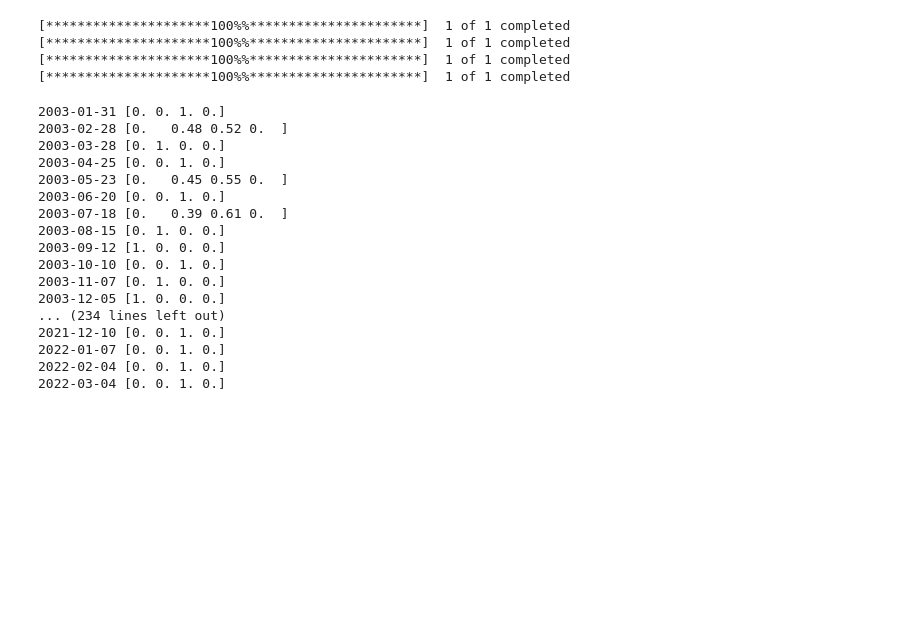
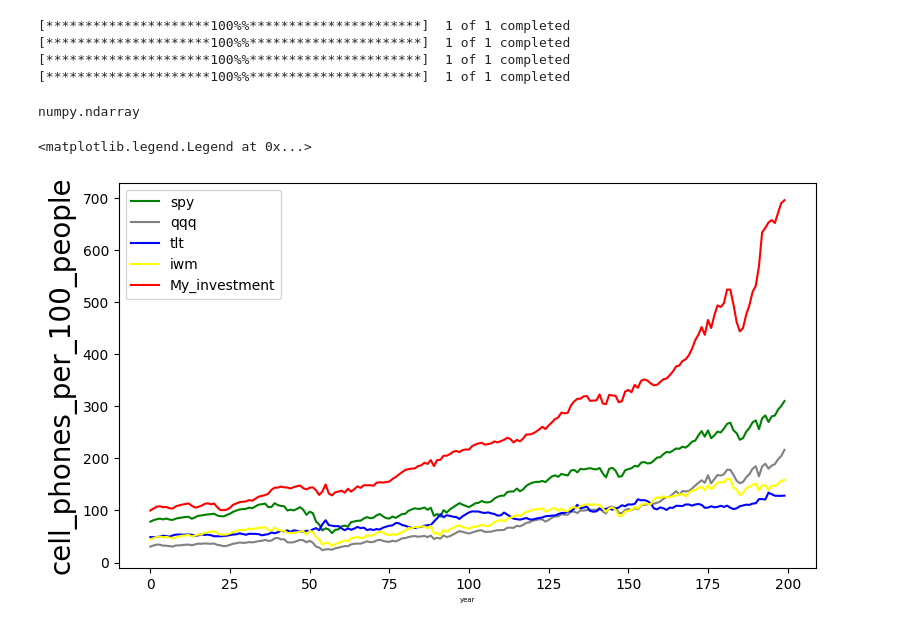
Before and after one commit to zhiyuan-95/portfolio_optimizer, a Jupyter notebook: portfolio_optimizer.ipynb, the cells around one changed output. Saved outputs shown, nothing was run; the diff lists cells and outputs as text; code cells hidden in the pictures; blank space fills up the shorter version.

```diff
--- a/portfolio_optimizer.ipynb
+++ b/portfolio_optimizer.ipynb
@@ -13,2 +17,4 @@ yfin.pdr_override()
+# %%
+file_path = '/content/drive/My Drive/Colab Notebooks/FEDFUNDS.csv'
 # %%
 class portfolio:
@@ -88,37 +99,56 @@ class portfolio:
     optimized_weights = result.x
     return np.round(optimized_weights, decimals = 2)
 # %%
-tickers = ['qqq','dia','spy','iwm']
+tickers = ['spy','qqq','tlt','iwm','aapl','msft','goog']
 p = portfolio(tickers)
 # %% [output]
 [*********************100%%**********************]  1 of 1 completed
 [*********************100%%**********************]  1 of 1 completed
 [*********************100%%**********************]  1 of 1 completed
 [*********************100%%**********************]  1 of 1 completed
+# %%
+type(price)
+# %% [output]
+numpy.ndarray
 # %%
-date = '2003-01-03'
-for x in range(250):
+def sell(shares, price):
+  return sum(shares*price)
+def buy(investment,price,weight):
+  return investment*weight/price
+date = '2005-01-03'
+asset = 100
+number_of_shares = [0 for x in range(len(tickers))]
+investment = [100]
+price_record = []
+dates = []
+for x in range(200):
   p.update(date)
+  price = p._price[0]
+  price_record.append(price)
   weight = p.optimized_weights()
+  dates.append(date)
+  if x==0:
+    num_of_shares = buy(asset,price,weight)
+  else:
+    asset = sell(num_of_shares,price)
+    num_of_shares = buy(asset,price,weight)
+    investment.append(asset)
   date= datetime.strptime(date,'%Y-%m-%d')
   t1 = date+timedelta(weeks = 4)
   date = t1.strftime('%Y-%m-%d')
-  print(date,weight)
+  print(date,weight,round(p._fed_rate,3))
+PR = np.array(price_record)
-# %% [output]
-2003-01-31 [0. 0. 1. 0.]
-2003-02-28 [0.   0.48 0.52 0.  ]
-2003-03-28 [0. 1. 0. 0.]
-2003-04-25 [0. 0. 1. 0.]
-2003-05-23 [0.   0.45 0.55 0.  ]
-2003-06-20 [0. 0. 1. 0.]
-2003-07-18 [0.   0.39 0.61 0.  ]
-2003-08-15 [0. 1. 0. 0.]
-2003-09-12 [1. 0. 0. 0.]
-2003-10-10 [0. 0. 1. 0.]
-2003-11-07 [0. 1. 0. 0.]
-2003-12-05 [1. 0. 0. 0.]
-... (234 lines left out)
-2021-12-10 [0. 0. 1. 0.]
-2022-01-07 [0. 0. 1. 0.]
-2022-02-04 [0. 0. 1. 0.]
-2022-03-04 [0. 0. 1. 0.]
+# %%
+import matplotlib.pyplot as plt
+fg, ax = plt.subplots(figsize = (9,5))
+plt.xlabel('year', fontsize=5)
+plt.ylabel('cell_phones_per_100_people', fontsize=20)
+itr = 0
+cr = ['green','gray','blue','yellow','red']
+for x in range(len(tickers)):
+  ax.plot(PR[:,x],label=tickers[x],color = cr[x])
+ax.plot(investment,label='My_investment',color = 'red')
+ax.legend()
+# %% [output]
+<matplotlib.legend.Legend at 0x...>
+[figure, added]
```
Also changed, not shown: parts of 4 cells of this notebook.
